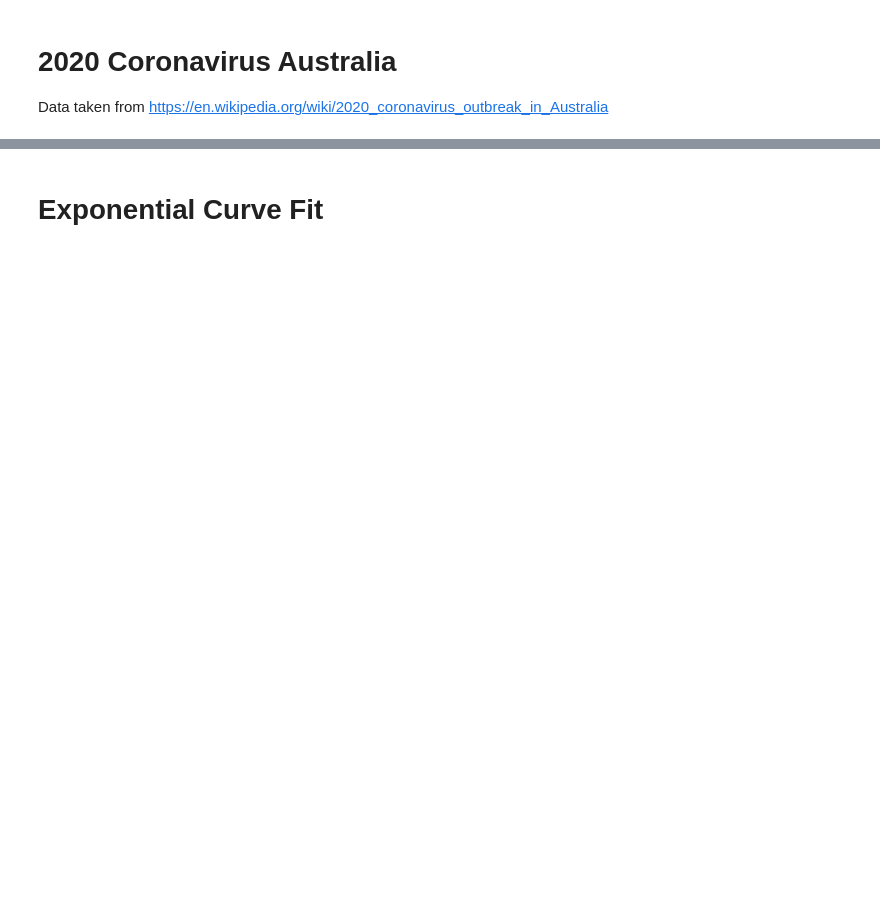
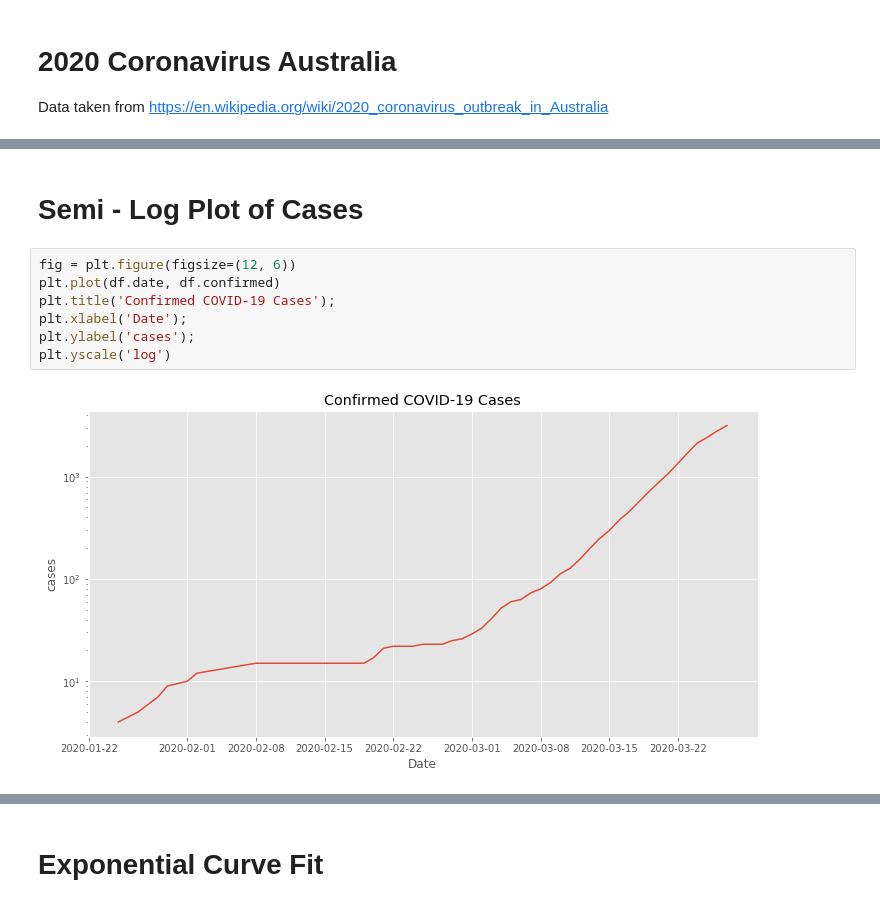
Before and after one commit to sumedho/covid19_australia, a Jupyter notebook: covid analysis.ipynb, the cells around one changed output, grey strips where cells are left out. Saved outputs shown, nothing was run; the diff lists cells and outputs as text; blank space fills up the shorter version.

```diff
--- a/covid analysis.ipynb
+++ b/covid analysis.ipynb
@@ -26,0 +32,11 @@ plt.ylabel('cases');
+# %% [markdown]
+# Semi - Log Plot of Cases
+# %%
+fig = plt.figure(figsize=(12, 6))
+plt.plot(df.date, df.confirmed)
+plt.title('Confirmed COVID-19 Cases');
+plt.xlabel('Date');
+plt.ylabel('cases');
+plt.yscale('log')
+# %% [output]
+[figure, added]
```
Also changed, not shown: parts of 6 cells of this notebook, 1 other file.
